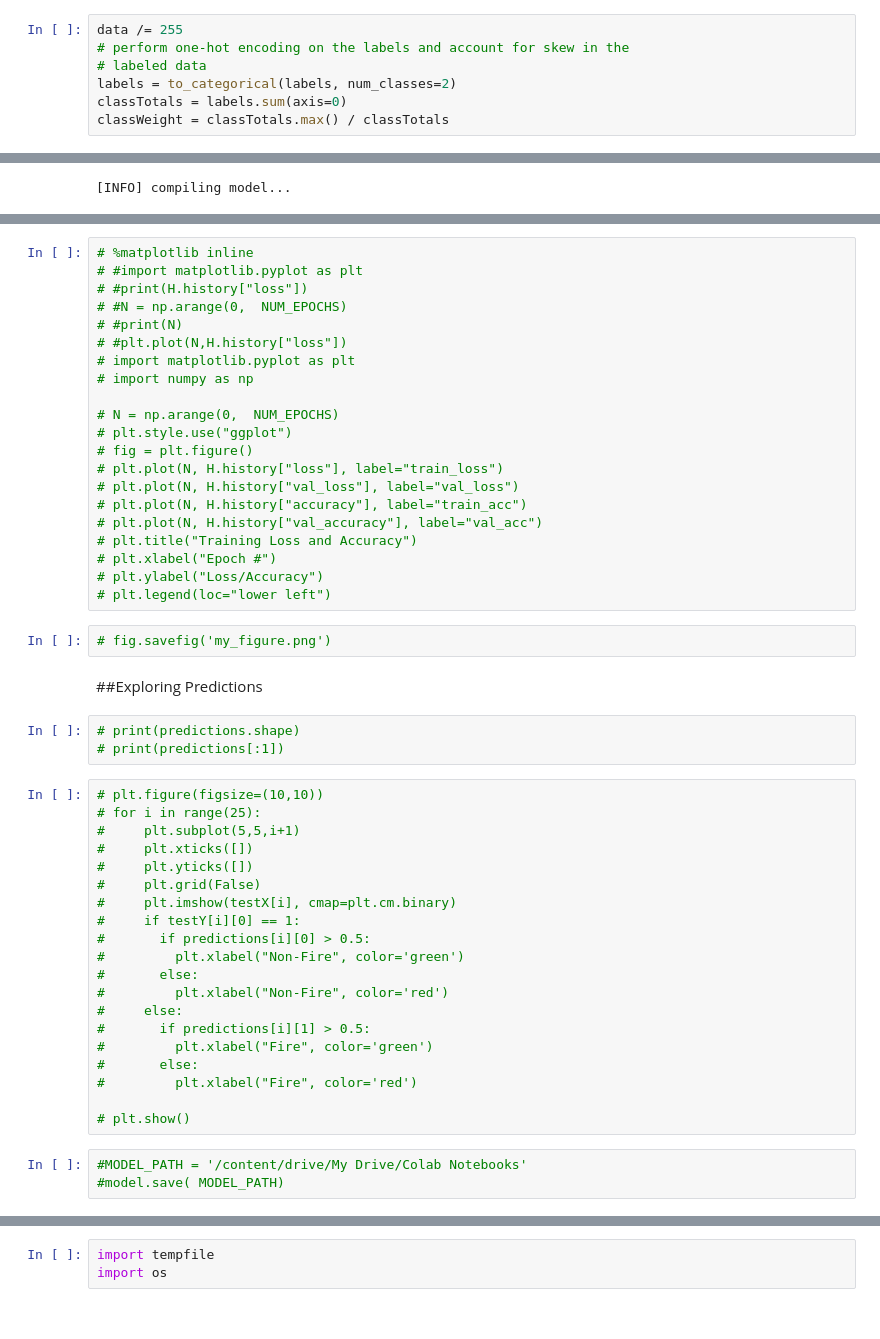
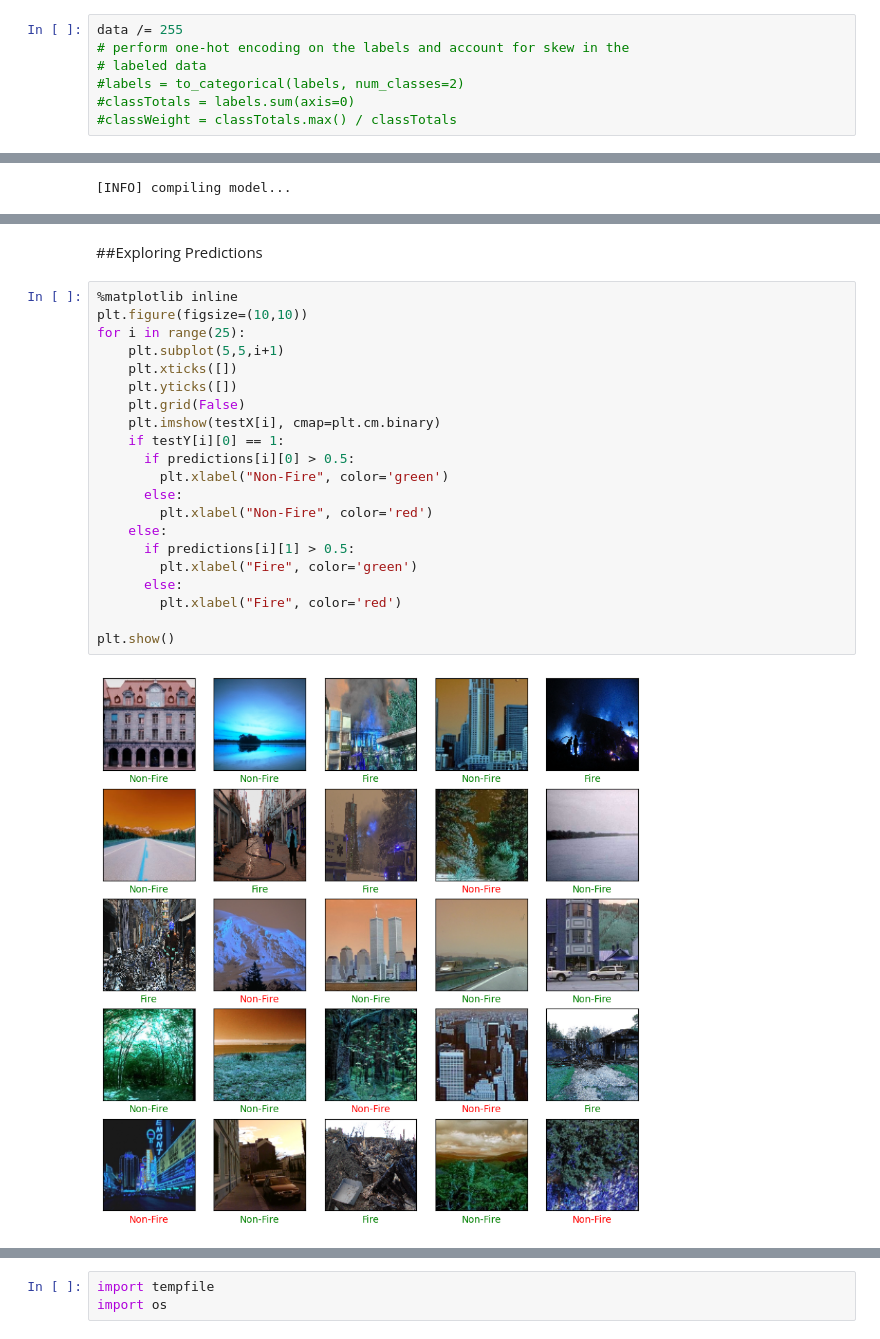
Before and after one commit to alishafique3/Efficient-Machine-Learning-Optimizations-and-Benchmarking, a Jupyter notebook: Fire_Classification_Part_1.ipynb, the cells around one changed output, grey strips where cells are left out. Cells and saved outputs as stored; diff of their text form.

```diff
--- a/Fire_Classification_Part_1.ipynb
+++ b/Fire_Classification_Part_1.ipynb
@@ -190,6 +190,6 @@ labels = np.hstack([fireLabels, nonFireLabels])
 data /= 255
 # perform one-hot encoding on the labels and account for skew in the
 # labeled data
-labels = to_categorical(labels, num_classes=2)
-classTotals = labels.sum(axis=0)
-classWeight = classTotals.max() / classTotals
+#labels = to_categorical(labels, num_classes=2)
+#classTotals = labels.sum(axis=0)
+#classWeight = classTotals.max() / classTotals
@@ -344,51 +307,25 @@ weighted avg       0.91      0.91      0.91      1002
-# %%
-# %matplotlib inline
-# #import matplotlib.pyplot as plt
-# #print(H.history["loss"])
-# #N = np.arange(0,  NUM_EPOCHS)
-# #print(N)
-# #plt.plot(N,H.history["loss"])
-# import matplotlib.pyplot as plt
-# import numpy as np
-
-# N = np.arange(0,  NUM_EPOCHS)
-# plt.style.use("ggplot")
-# fig = plt.figure()
-# plt.plot(N, H.history["loss"], label="train_loss")
-# plt.plot(N, H.history["val_loss"], label="val_loss")
-# plt.plot(N, H.history["accuracy"], label="train_acc")
-# plt.plot(N, H.history["val_accuracy"], label="val_acc")
-# plt.title("Training Loss and Accuracy")
-# plt.xlabel("Epoch #")
-# plt.ylabel("Loss/Accuracy")
-# plt.legend(loc="lower left")
-# %%
-# fig.savefig('my_figure.png')
 # %% [markdown]
 ##Exploring Predictions
-# %%
-# print(predictions.shape)
-# print(predictions[:1])
 # %%
-# plt.figure(figsize=(10,10))
-# for i in range(25):
-#     plt.subplot(5,5,i+1)
-#     plt.xticks([])
-#     plt.yticks([])
-#     plt.grid(False)
-#     plt.imshow(testX[i], cmap=plt.cm.binary)
-#     if testY[i][0] == 1:
-#       if predictions[i][0] > 0.5:
-#         plt.xlabel("Non-Fire", color='green')
-#       else:
-#         plt.xlabel("Non-Fire", color='red')
-#     else:
-#       if predictions[i][1] > 0.5:
-#         plt.xlabel("Fire", color='green')
-#       else:
-#         plt.xlabel("Fire", color='red')
+%matplotlib inline
+plt.figure(figsize=(10,10))
+for i in range(25):
+    plt.subplot(5,5,i+1)
+    plt.xticks([])
+    plt.yticks([])
+    plt.grid(False)
+    plt.imshow(testX[i], cmap=plt.cm.binary)
+    if testY[i][0] == 1:
+      if predictions[i][0] > 0.5:
+        plt.xlabel("Non-Fire", color='green')
+      else:
+        plt.xlabel("Non-Fire", color='red')
+    else:
+      if predictions[i][1] > 0.5:
+        plt.xlabel("Fire", color='green')
+      else:
+        plt.xlabel("Fire", color='red')
 
-# plt.show()
+plt.show()
+# %% [output]
+[figure, added]
-# %%
-#MODEL_PATH = '/content/drive/My Drive/Colab Notebooks'
-#model.save( MODEL_PATH)
```
Also changed, not shown: parts of 12 cells of this notebook.
